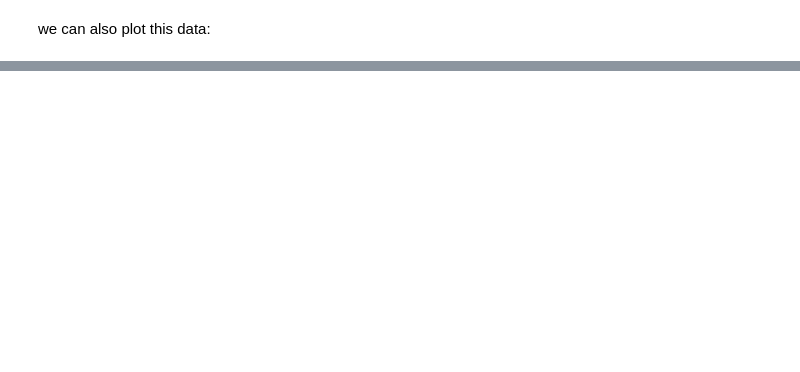
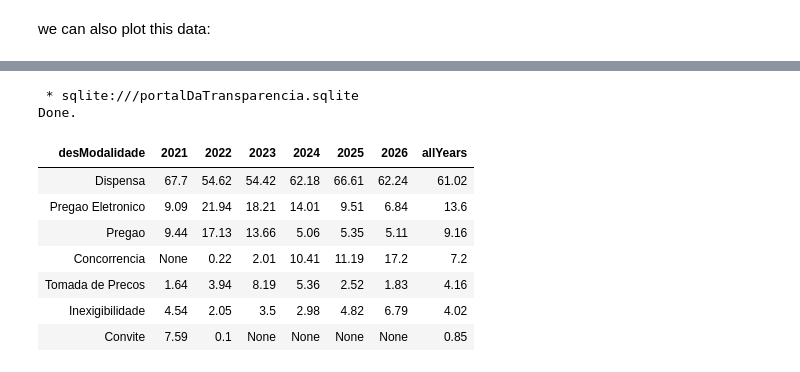
Before and after one commit to gbrielgustavo/portal-transparencia-publicenter, a Jupyter notebook: project.ipynb, the cells around one changed output, grey strips where cells are left out. Drawn from its saved outputs; the diff is of its cells as text; code cells hidden in the pictures; blank space fills up the shorter version.

```diff
--- a/project.ipynb
+++ b/project.ipynb
@@ -699,0 +952,35 @@ Bellow we have the graph generated
+# %%
+%%sql
+
+with agg as (
+    select
+        desModalidade,
+        numAnoEmpenho,
+        SUM(vlrEmpenhado) committedValue,
+        100.0 * sum(vlrEmpenhado) / SUM(SUM(vlrEmpenhado)) OVER (PARTITION BY numAnoEmpenho) committedPercent
+    from budgetData
+    group by desModalidade, numAnoEmpenho
+)
+select
+    a.desModalidade,
+    round(max(case when numAnoEmpenho = 2021 then a.committedPercent end),2) "2021",
+    round(max(case when numAnoEmpenho = 2022 then a.committedPercent end),2) "2022",
+    round(max(case when numAnoEmpenho = 2023 then a.committedPercent end),2) "2023",
+    round(max(case when numAnoEmpenho = 2024 then a.committedPercent end),2) "2024",
+    round(max(case when numAnoEmpenho = 2025 then a.committedPercent end),2) "2025",
+    round(max(case when numAnoEmpenho = 2026 then a.committedPercent end),2) "2026",
+    round(100.0 * sum(a.committedValue)  / sum(sum(committedValue)) over (),2) allYears
+from agg a
+group by a.desModalidade
+order by allYears desc;
+# %% [output]
+ * sqlite:///portalDaTransparencia.sqlite
+Done.
+| desModalidade | 2021 | 2022 | 2023 | 2024 | 2025 | 2026 | allYears |
+| Dispensa | 67.7 | 54.62 | 54.42 | 62.18 | 66.61 | 62.24 | 61.02 |
+| Pregao Eletronico | 9.09 | 21.94 | 18.21 | 14.01 | 9.51 | 6.84 | 13.6 |
+| Pregao | 9.44 | 17.13 | 13.66 | 5.06 | 5.35 | 5.11 | 9.16 |
+| Concorrencia | None | 0.22 | 2.01 | 10.41 | 11.19 | 17.2 | 7.2 |
+| Tomada de Precos | 1.64 | 3.94 | 8.19 | 5.36 | 2.52 | 1.83 | 4.16 |
+| Inexigibilidade | 4.54 | 2.05 | 3.5 | 2.98 | 4.82 | 6.79 | 4.02 |
+| Convite | 7.59 | 0.1 | None | None | None | None | 0.85 |
```
Also changed, not shown: parts of 29 cells of this notebook, 17 other files.
